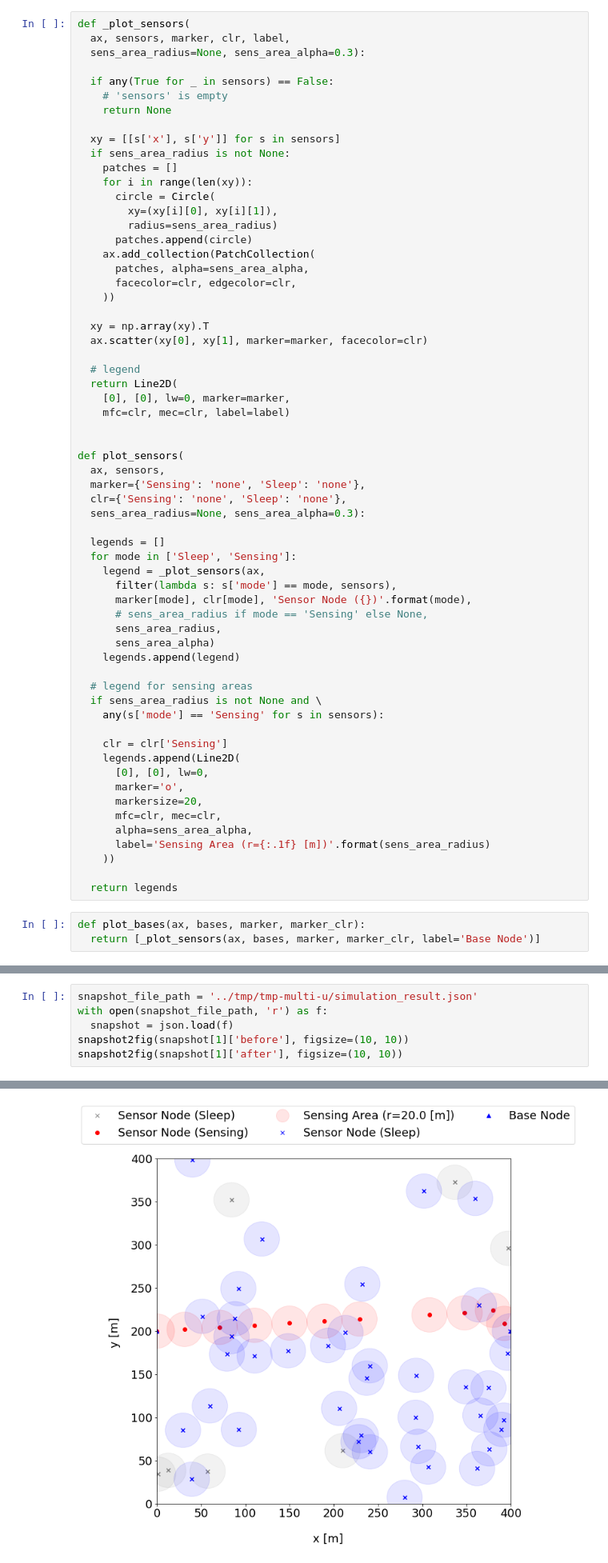
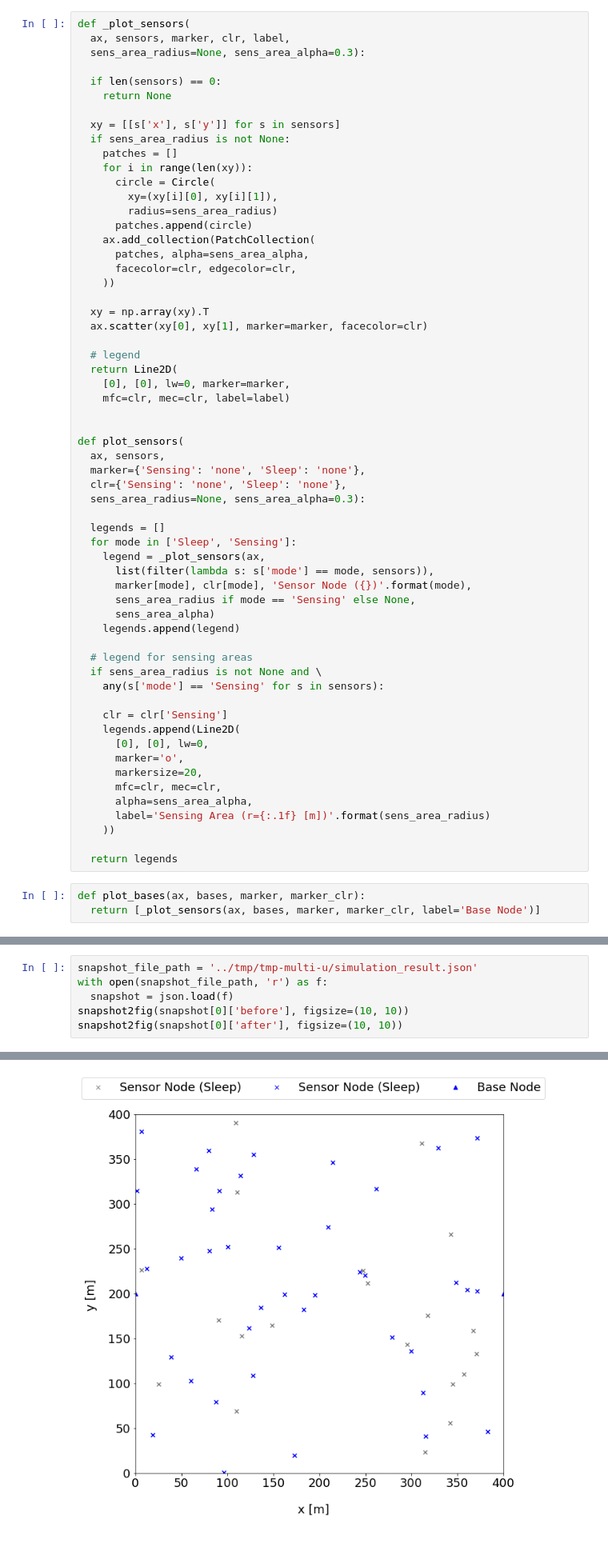
Before and after one commit to denrikialien/bss-expr, a Jupyter notebook: src/plot_field.ipynb, the cells around one changed output, grey strips where cells are left out. Shown at 80% size. Drawn from its saved outputs; the diff is of its cells as text.

```diff
--- a/src/plot_field.ipynb
+++ b/src/plot_field.ipynb
@@ -10,8 +10,7 @@ def _plot_sensors(
   ax, sensors, marker, clr, label,
   sens_area_radius=None, sens_area_alpha=0.3):
 
-  if any(True for _ in sensors) == False:
-    # 'sensors' is empty
+  if len(sensors) == 0:
     return None
 
   xy = [[s['x'], s['y']] for s in sensors]
@@ -45,10 +44,9 @@ def plot_sensors(
   legends = []
   for mode in ['Sleep', 'Sensing']:
     legend = _plot_sensors(ax,
-      filter(lambda s: s['mode'] == mode, sensors),
+      list(filter(lambda s: s['mode'] == mode, sensors)),
       marker[mode], clr[mode], 'Sensor Node ({})'.format(mode),
-      # sens_area_radius if mode == 'Sensing' else None,
-      sens_area_radius,
+      sens_area_radius if mode == 'Sensing' else None,
       sens_area_alpha)
     legends.append(legend)
 
@@ -166,9 +164,9 @@ def snapshot2fig(snapshot, figsize, font_size=None):
 # %%
 snapshot_file_path = '../tmp/tmp-multi-u/simulation_result.json'
 with open(snapshot_file_path, 'r') as f:
   snapshot = json.load(f)
-snapshot2fig(snapshot[1]['before'], figsize=(10, 10))
-snapshot2fig(snapshot[1]['after'], figsize=(10, 10))
+snapshot2fig(snapshot[0]['before'], figsize=(10, 10))
+snapshot2fig(snapshot[0]['after'], figsize=(10, 10))
 # %% [output]
 (<AxesSubplot:>, <Figure size 720x720 with 1 Axes>)
-[figure, old version]
+[figure, new version]
```
Also changed, not shown: parts of 1 cell of this notebook, 15 other files.
